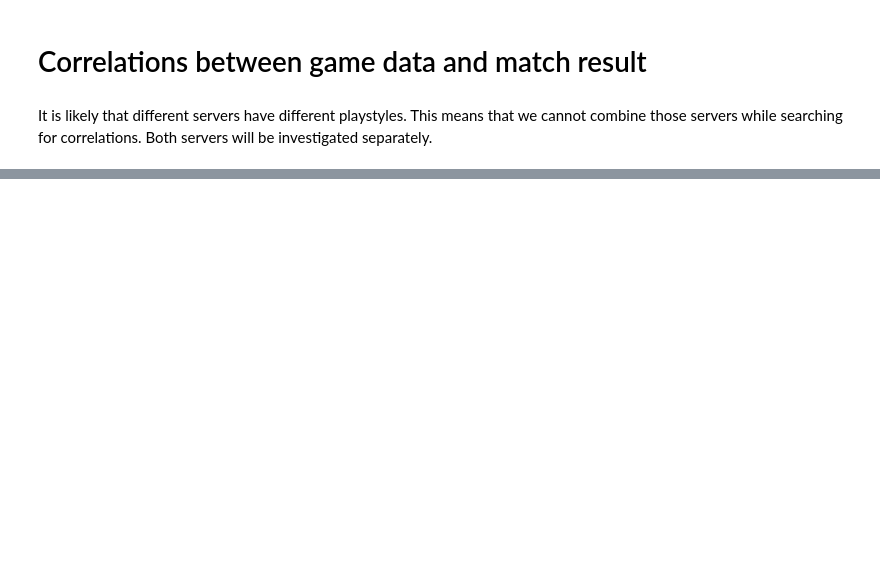
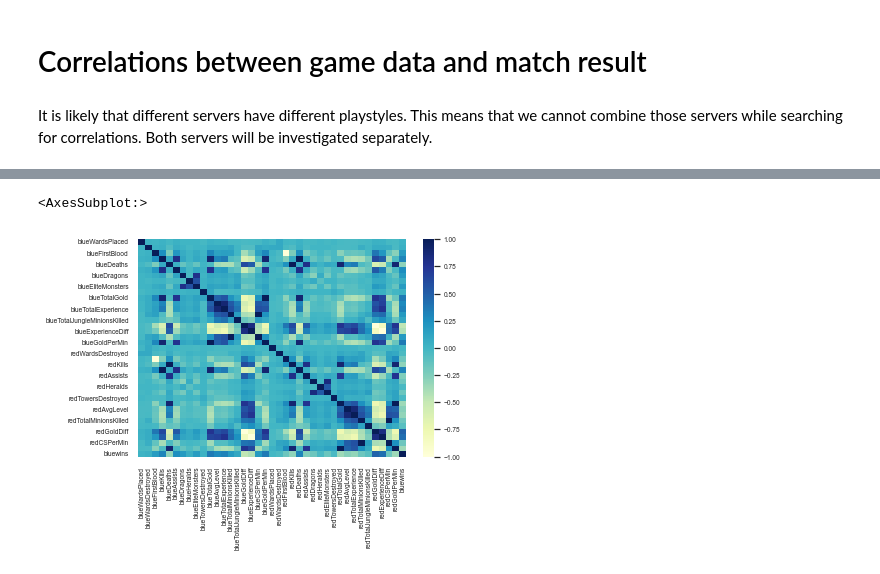
Before and after one commit to VeronikaKukk/DS_project, a Jupyter notebook: d4_notebook.ipynb, the cells around one changed output, grey strips where cells are left out. Drawn from its saved outputs; the diff is of its cells as text; code cells hidden in the pictures; blank space fills up the shorter version.

```diff
--- a/d4_notebook.ipynb
+++ b/d4_notebook.ipynb
@@ -288 +293,7 @@ blueGoldDiff                   -0.458377
 Name: bluewins, dtype: float64
+# %%
+euw_corr_matrix = df_euw_balanced.corr()
+sns.heatmap(euw_corr_matrix,cmap="YlGnBu")
+# %% [output]
+<AxesSubplot:>
+[figure, added]
```
Also changed, not shown: parts of 16 cells of this notebook, 2 other files.
